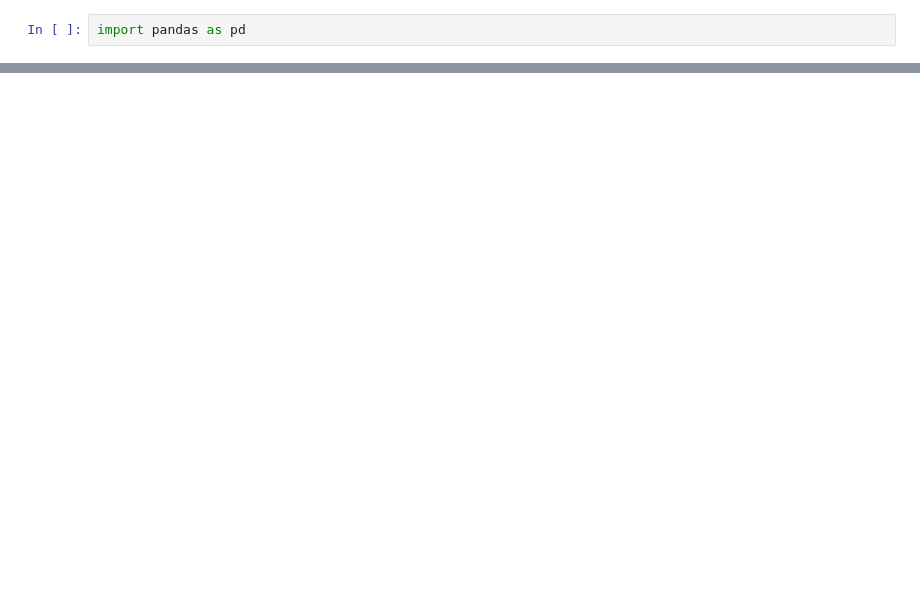
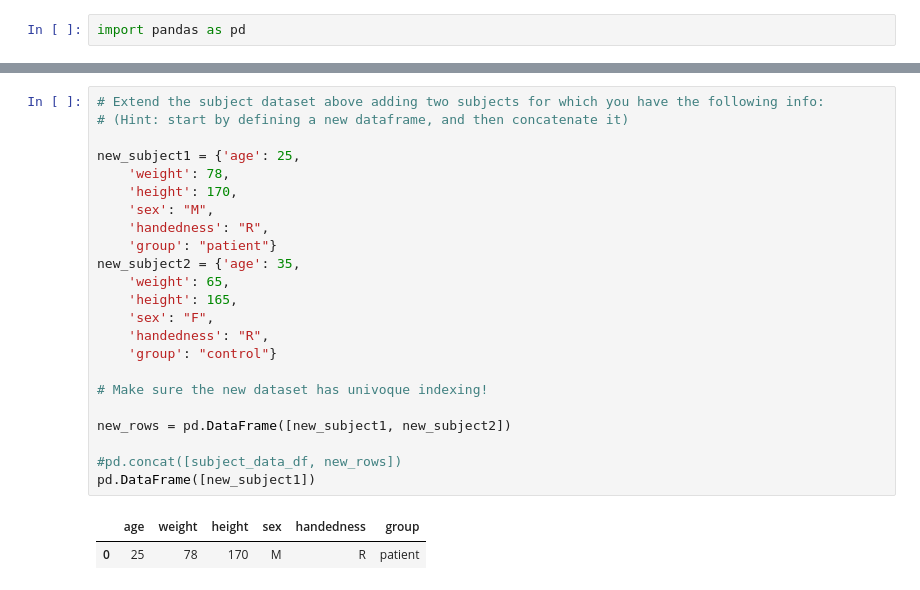
Before and after one commit to vigji/python-cimec-2025, a Jupyter notebook: practicals/Practicals_1.2.ipynb, the cells around one changed output, grey strips where cells are left out. Cells and saved outputs as stored; diff of their text form; blank space fills up the shorter version.

```diff
--- a/practicals/Practicals_1.2.ipynb
+++ b/practicals/Practicals_1.2.ipynb
@@ -257,0 +190,26 @@ subjects_df
+# %%
+# Extend the subject dataset above adding two subjects for which you have the following info:
+# (Hint: start by defining a new dataframe, and then concatenate it)
+
+new_subject1 = {'age': 25,
+    'weight': 78,
+    'height': 170,
+    'sex': "M",
+    'handedness': "R",
+    'group': "patient"}
+new_subject2 = {'age': 35,
+    'weight': 65,
+    'height': 165,
+    'sex': "F",
+    'handedness': "R",
+    'group': "control"}
+
+# Make sure the new dataset has univoque indexing!
+
+new_rows = pd.DataFrame([new_subject1, new_subject2])
+
+#pd.concat([subject_data_df, new_rows])
+pd.DataFrame([new_subject1])
+# %% [output]
+|  | age | weight | height | sex | handedness | group |
+| 0 | 25 | 78 | 170 | M | R | patient |
```
Also changed, not shown: parts of 28 cells of this notebook, 1 other file.
